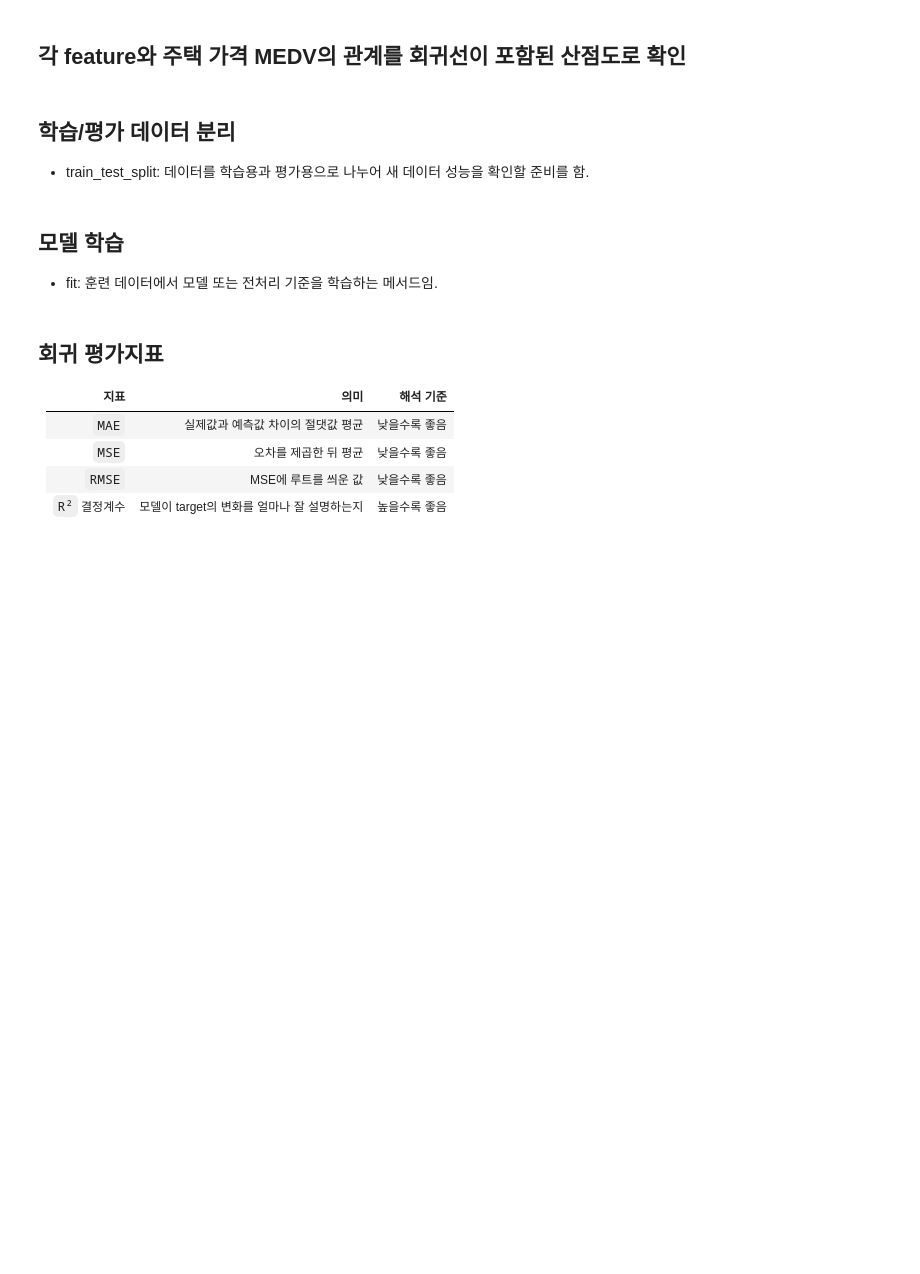
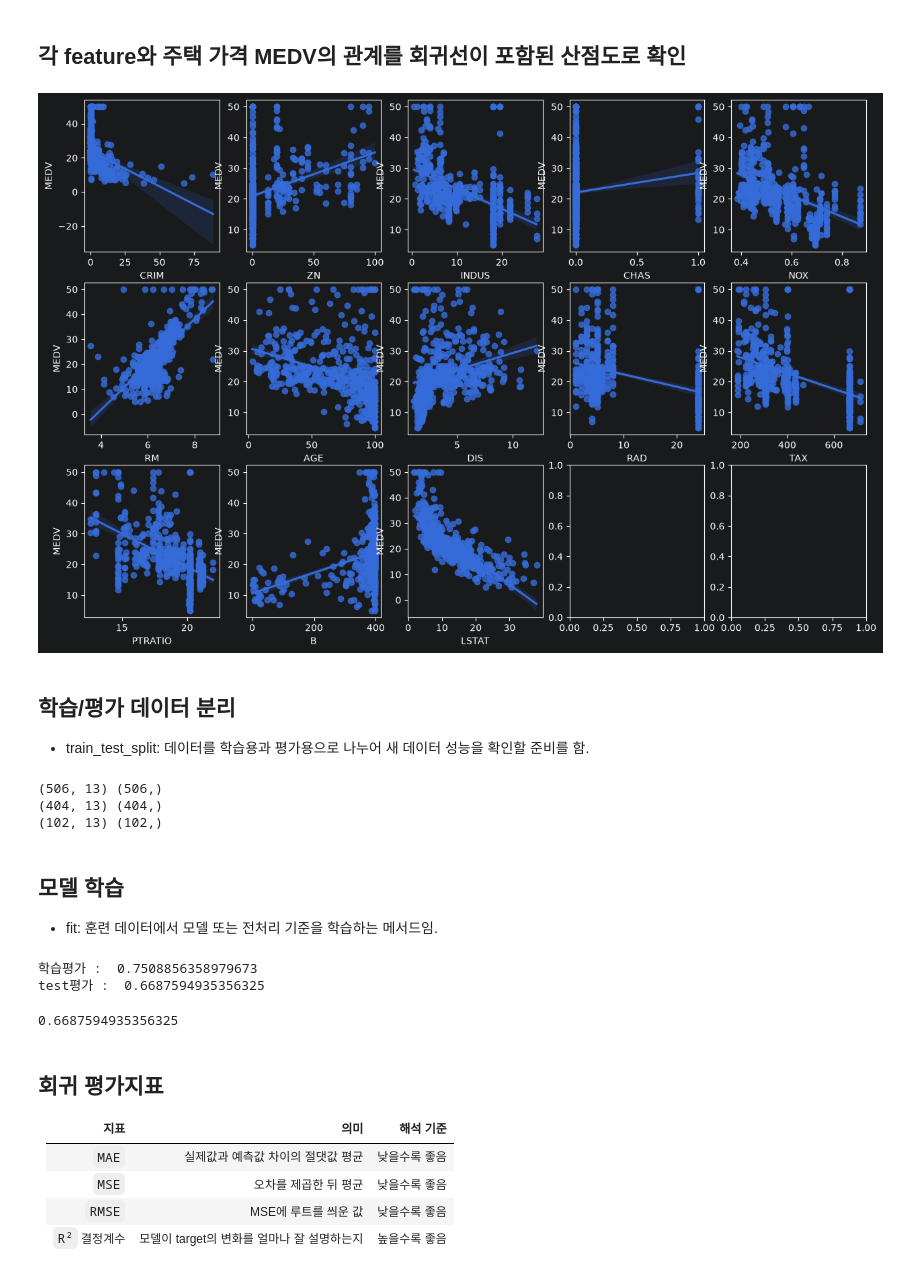
Before and after one commit to RabbitTasteDog-PRO/06_machine_learning, a Jupyter notebook: 02_regression/03_linear_regression.ipynb, the cells around one changed output. Saved outputs shown, nothing was run; the diff lists cells and outputs as text; code cells hidden in the pictures; blank space fills up the shorter version.

```diff
--- a/02_regression/03_linear_regression.ipynb
+++ b/02_regression/03_linear_regression.ipynb
@@ -63,13 +108,77 @@ boston_housing_df.head()
 # %% [markdown]
 ## 각 feature와 주택 가격 MEDV의 관계를 회귀선이 포함된 산점도로 확인
+# %%
+# feature는 모델이 예측할 때 참고하는 입력 정보입니다.
+#   예를 들어 집값을 예측한다면:
+#   집 크기, 방 개수, 위치, 지하철 거리, 건축 연도
+#   이런 것들이 feature입니다.
+#   그리고 모델이 맞춰야 하는 값은 target 또는 label이라고 합니다.
+#   feature → 집 크기, 방 개수, 위치
+#   target  → 집값
+#   지금 코드에서는:
+#   feature_names = boston_housing_df.columns[:-1]
+#   MEDV를 제외한 나머지 컬럼들이 feature입니다.
+#   즉, 집값(MEDV)을 예측하기 위해 참고하는 주변 정보들이라고 보면 됩니다.
+
+# MEDV를 제외한 나머지 컬럼 목록(feature 목록)
+feature_names = boston_housing_df.columns[:-1]
+feature_names
+
+# 13개의 feature를 3행 5열의 subplot에 나누어 그림
+fig, axes = plt.subplots(3, 5, figsize=(15, 10))
+
+for i, feature in enumerate(feature_names):
+    row = i // 5
+    col = i % 5
+
+    sns.regplot(
+        x=feature,
+        y='MEDV',
+        data=boston_housing_df,
+        ax=axes[row, col])
+
+plt.show()
+# %% [output]
+[figure, added]
 # %% [markdown]
 ## 학습/평가 데이터 분리
 
 - train_test_split: 데이터를 학습용과 평가용으로 나누어 새 데이터 성능을 확인할 준비를 함.
+# %%
+from sklearn.model_selection import train_test_split
+
+# 학습데이터 feature : 13개
+X = boston_housing_df[feature_names].to_numpy()
+
+# y == 예측해야하는 정답 : 주택가격
+y = boston_housing_df['MEDV'].to_numpy()
+
+print(X.shape, y.shape)
+
+X_train, X_test, y_train, y_test = train_test_split(X, y, test_size=0.2, random_state=42)
+print(X_train.shape, y_train.shape)
+print(X_test.shape, y_test.shape)
+# %% [output]
+(506, 13) (506,)
+(404, 13) (404,)
+(102, 13) (102,)
 # %% [markdown]
 ## 모델 학습
 
 - fit: 훈련 데이터에서 모델 또는 전처리 기준을 학습하는 메서드임.
+# %%
+from sklearn.linear_model import LinearRegression
+
+lin_reg = LinearRegression()
+# 전처리 기준을 학습시킴
+lin_reg.fit(X_train, y_train)
+
+print("학습평가 : ", lin_reg.score(X_train, y_train))
+print("test평가 : ", lin_reg.score(X_test, y_test))
+# %% [output]
+학습평가 :  0.7508856358979673
+test평가 :  0.6687594935356325
+0.6687594935356325
 # %% [markdown]
 ## 회귀 평가지표
 | 지표 | 의미 | 해석 기준 |
```
Also changed, not shown: parts of 6 cells of this notebook, 1 other file.
